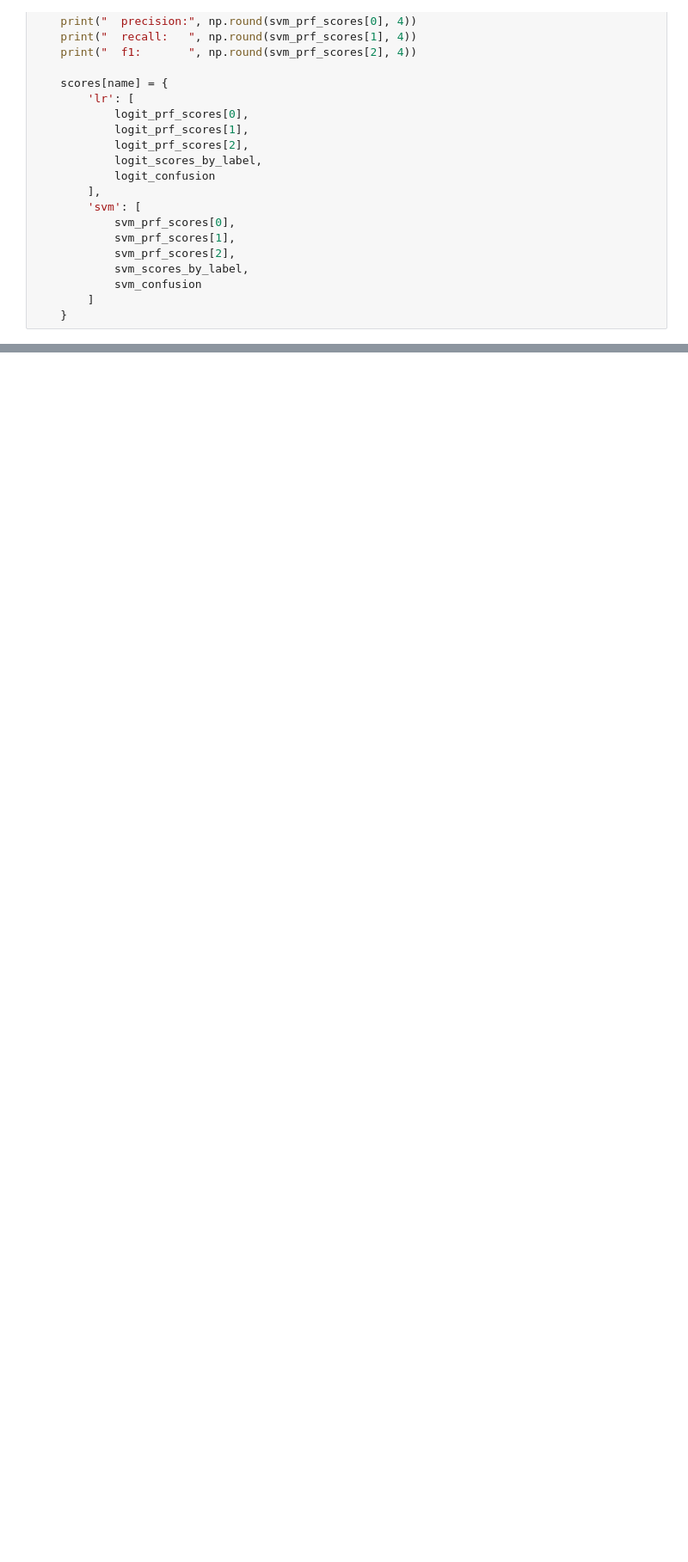
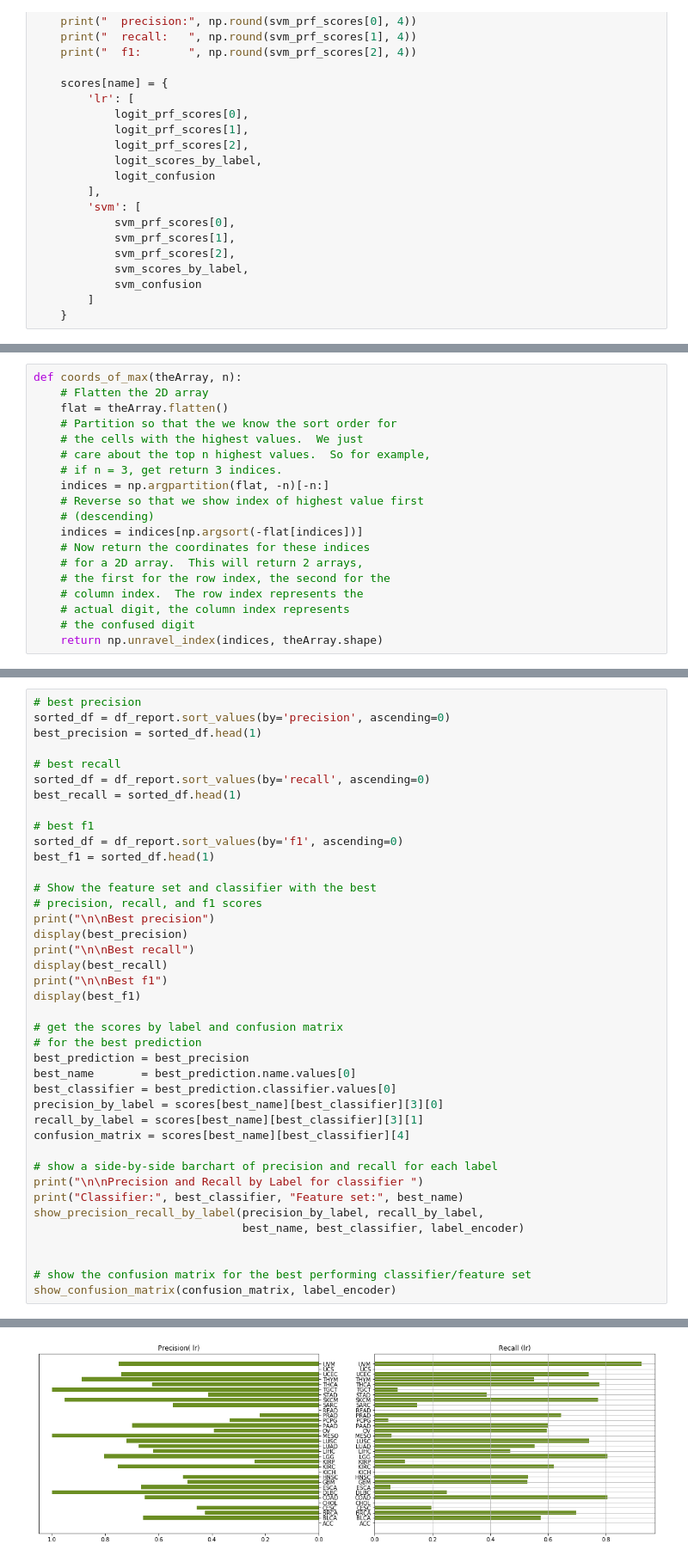
Before and after one commit to tonydisera/w207_6_sum19_g5_final_project, a Jupyter notebook: 03_run_classifiers.ipynb, the cells around one changed output, grey strips where cells are left out. Shown at 86% size. Drawn from its saved outputs; the diff is of its cells as text; blank space fills up the shorter version.

```diff
--- a/03_run_classifiers.ipynb
+++ b/03_run_classifiers.ipynb
@@ -235,0 +423,19 @@ display(sorted_df.head(1))
+# %%
+def coords_of_max(theArray, n):
+    # Flatten the 2D array
+    flat = theArray.flatten()
+    # Partition so that the we know the sort order for
+    # the cells with the highest values.  We just
+    # care about the top n highest values.  So for example,
+    # if n = 3, get return 3 indices.
+    indices = np.argpartition(flat, -n)[-n:]
+    # Reverse so that we show index of highest value first
+    # (descending)
+    indices = indices[np.argsort(-flat[indices])]
+    # Now return the coordinates for these indices
+    # for a 2D array.  This will return 2 arrays,
+    # the first for the row index, the second for the
+    # column index.  The row index represents the
+    # actual digit, the column index represents
+    # the confused digit
+    return np.unravel_index(indices, theArray.shape)
@@ -235,0 +481,41 @@ display(sorted_df.head(1))
+# %%
+# best precision
+sorted_df = df_report.sort_values(by='precision', ascending=0)
+best_precision = sorted_df.head(1)
+
+# best recall
+sorted_df = df_report.sort_values(by='recall', ascending=0)
+best_recall = sorted_df.head(1)
+
+# best f1
+sorted_df = df_report.sort_values(by='f1', ascending=0)
+best_f1 = sorted_df.head(1)
+
+# Show the feature set and classifier with the best
+# precision, recall, and f1 scores
+print("\n\nBest precision")
+display(best_precision)
+print("\n\nBest recall")
+display(best_recall)
+print("\n\nBest f1")
+display(best_f1)
+
+# get the scores by label and confusion matrix
+# for the best prediction
+best_prediction = best_precision
+best_name       = best_prediction.name.values[0]
+best_classifier = best_prediction.classifier.values[0]
+precision_by_label = scores[best_name][best_classifier][3][0]
+recall_by_label = scores[best_name][best_classifier][3][1]
+confusion_matrix = scores[best_name][best_classifier][4]
+
+# show a side-by-side barchart of precision and recall for each label
+print("\n\nPrecision and Recall by Label for classifier ")
+print("Classifier:", best_classifier, "Feature set:", best_name)
+show_precision_recall_by_label(precision_by_label, recall_by_label,
+                               best_name, best_classifier, label_encoder)
+
+
+# show the confusion matrix for the best performing classifier/feature set
+show_confusion_matrix(confusion_matrix, label_encoder)
+# %% [output]
@@ -235,0 +533 @@ display(sorted_df.head(1))
+[figure, added]
```
Also changed, not shown: parts of 15 cells of this notebook.
